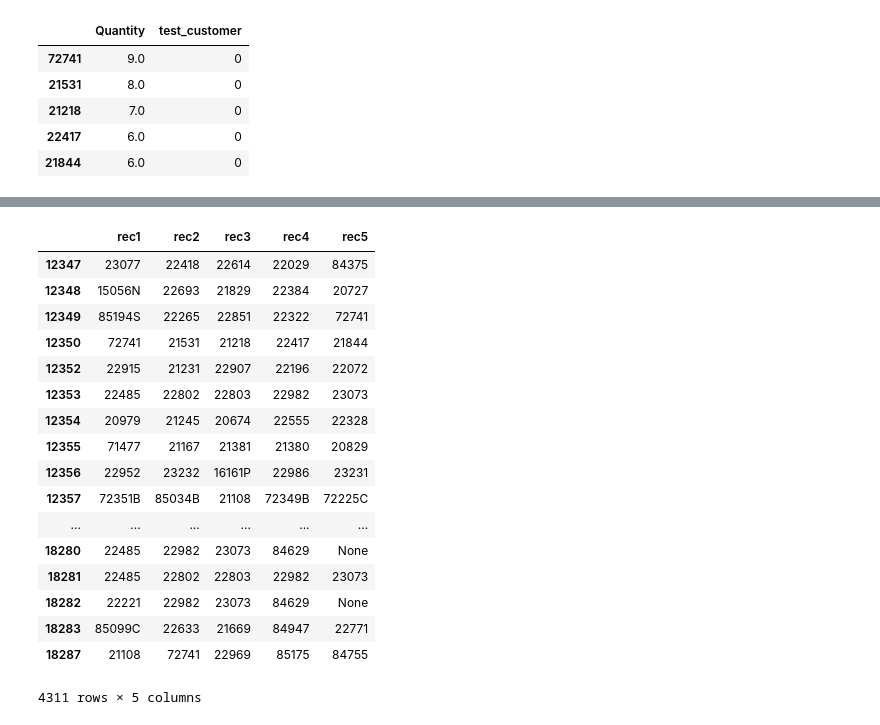
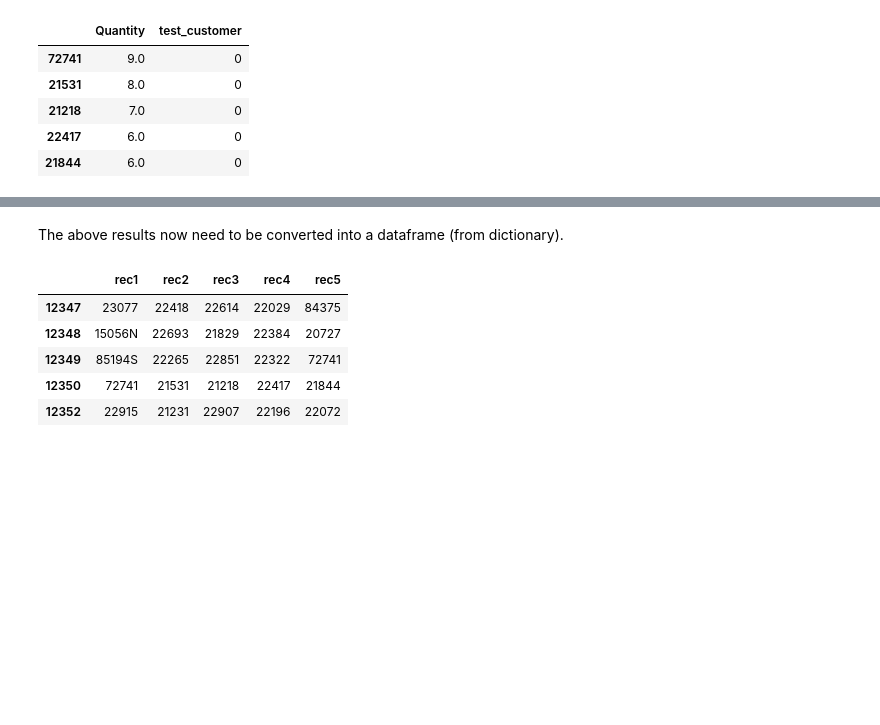
Before and after one commit to tristar82/Project-Week-8-Final-Project, a Jupyter notebook: your-project/Code/3_Recommender_System.ipynb, the cells around one changed output, grey strips where cells are left out. Cells and saved outputs as stored; diff of their text form; code cells hidden in the pictures; blank space fills up the shorter version.

```diff
--- a/your-project/Code/3_Recommender_System.ipynb
+++ b/your-project/Code/3_Recommender_System.ipynb
@@ -142,10 +122,12 @@ df_cust_matrix.head()
 # %%
 # I need to transpose the matrix, otherwise I get the distance for products, not customers.
-# First applying pdist, gives an 1D array.
-# Then applying squareform to turn it into a squareform
+# The pdist function returns a 1-Dimensional array.
+# Then applying squareform returns a vector-form distance vector
 # Finally convert it into a DataFrame
+#The "euclidean" metric will be used for this example.
 
-df_distance_matrix = pd.DataFrame(squareform(pdist(df_cust_matrix.T, metric='euclidean')), index=df_cust_matrix.columns, columns=df_cust_matrix.columns)
+df_distance_matrix = pd.DataFrame(squareform(pdist(df_cust_matrix.T, metric='euclidean')), \
+                                  index=df_cust_matrix.columns, columns=df_cust_matrix.columns)
 df_distance_matrix.head()
 # %% [output]
 | CustomerID | 12347 | 12348 | 12349 | 12350 | 12352 | 12353 | 12354 | 12355 | 12356 | 12357 | ... | ... |
@@ -303,23 +248,13 @@ dict_recommendations
+# %% [markdown]
+The above results now need to be converted into a dataframe (from dictionary).
 # %%
 df_recommendations = pd.DataFrame.from_dict(dict_recommendations, orient='index',
                                 columns=['rec1', 'rec2', 'rec3', 'rec4', 'rec5'])
-df_recommendations
+df_recommendations.head()
 # %% [output]
 |  | rec1 | rec2 | rec3 | rec4 | rec5 |
 | 12347 | 23077 | 22418 | 22614 | 22029 | 84375 |
 | 12348 | 15056N | 22693 | 21829 | 22384 | 20727 |
 | 12349 | 85194S | 22265 | 22851 | 22322 | 72741 |
 | 12350 | 72741 | 21531 | 21218 | 22417 | 21844 |
 | 12352 | 22915 | 21231 | 22907 | 22196 | 22072 |
-| 12353 | 22485 | 22802 | 22803 | 22982 | 23073 |
-| 12354 | 20979 | 21245 | 20674 | 22555 | 22328 |
-| 12355 | 71477 | 21167 | 21381 | 21380 | 20829 |
-| 12356 | 22952 | 23232 | 16161P | 22986 | 23231 |
-| 12357 | 72351B | 85034B | 21108 | 72349B | 72225C |
-| ... | ... | ... | ... | ... | ... |
-| 18280 | 22485 | 22982 | 23073 | 84629 | None |
-| 18281 | 22485 | 22802 | 22803 | 22982 | 23073 |
-| 18282 | 22221 | 22982 | 23073 | 84629 | None |
-| 18283 | 85099C | 22633 | 21669 | 84947 | 22771 |
-| 18287 | 21108 | 72741 | 22969 | 85175 | 84755 |
-4311 rows × 5 columns
```
Also changed, not shown: parts of 58 cells of this notebook.
